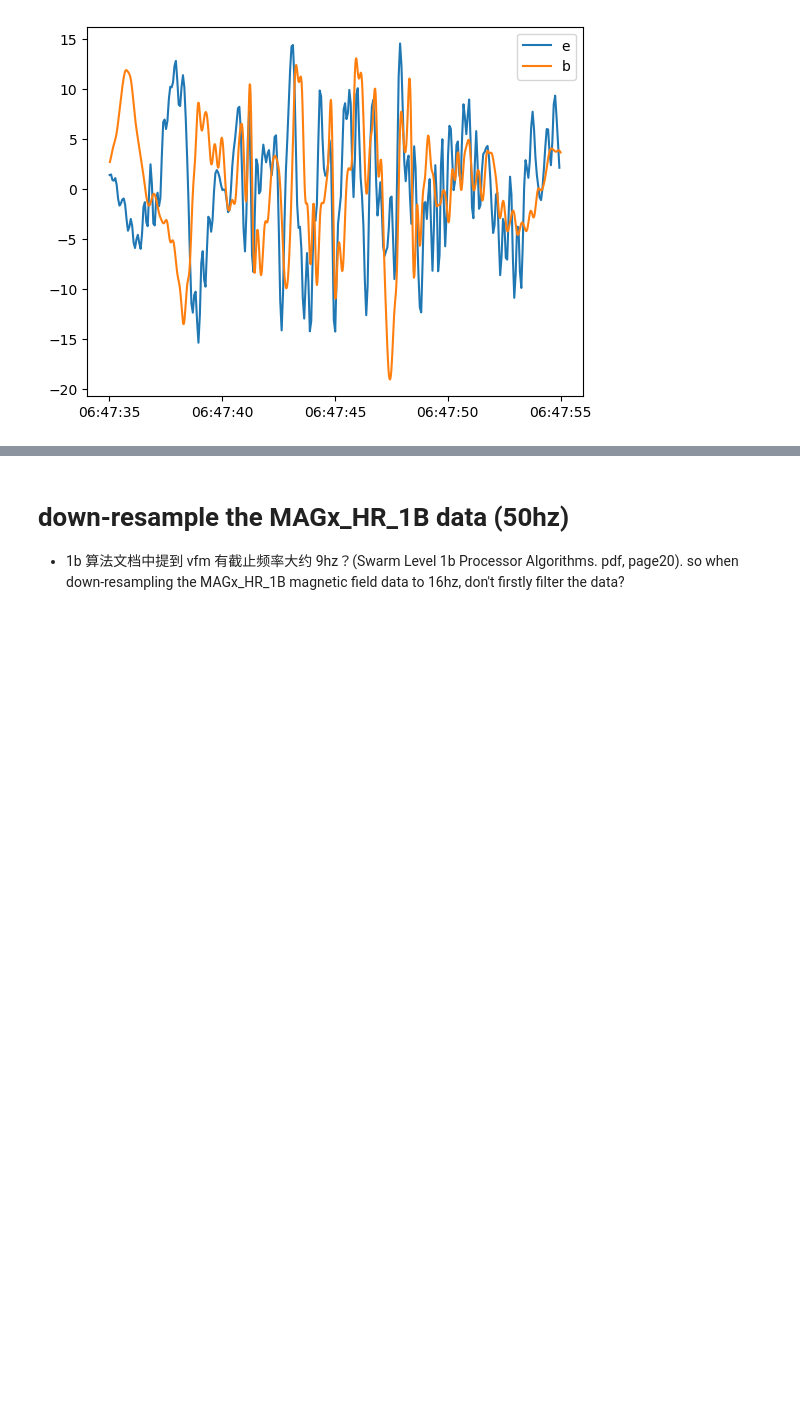
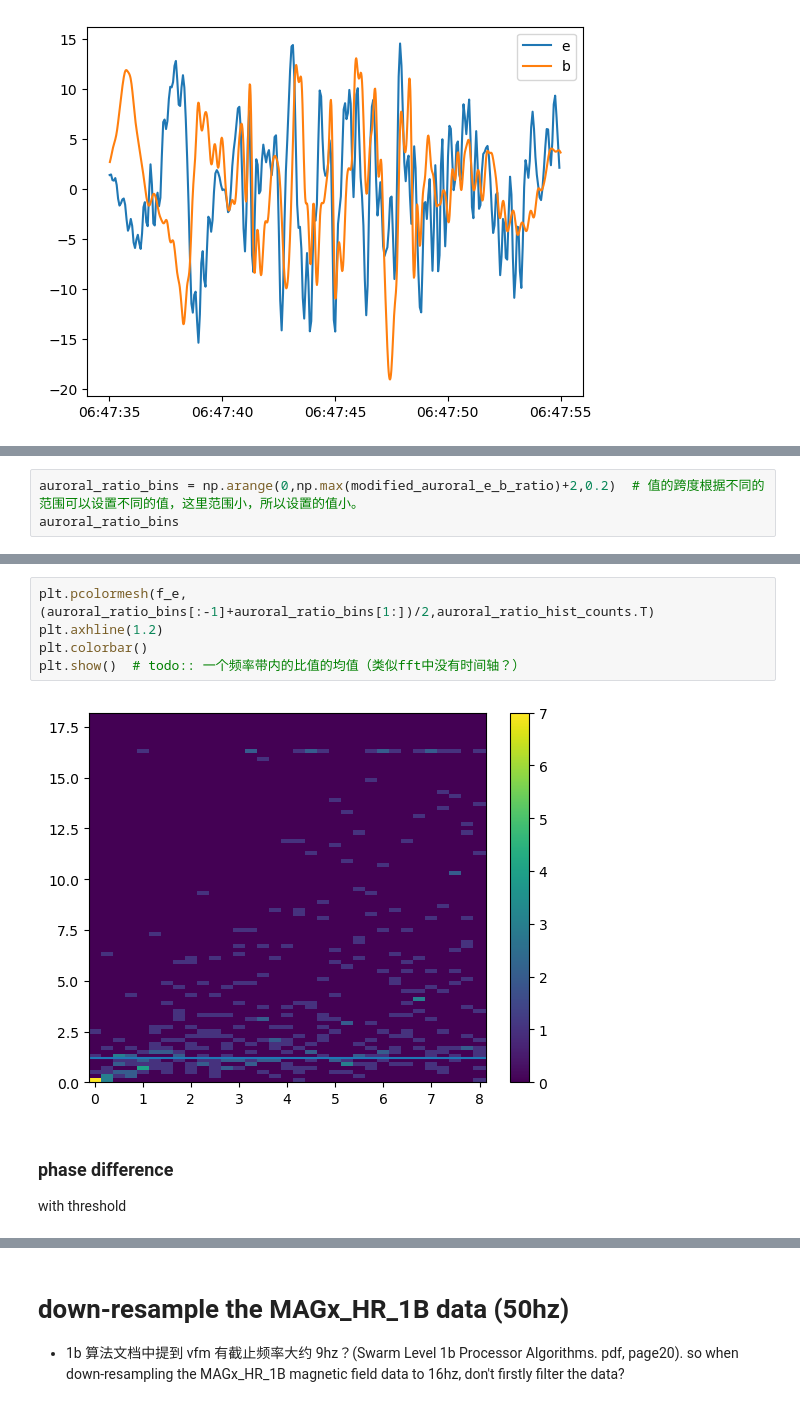
Before and after one commit to cleo24621/pyaw, a Jupyter notebook: miles2018/miles2018.ipynb, the cells around one changed output, grey strips where cells are left out. Drawn from its saved outputs; the diff is of its cells as text; blank space fills up the shorter version.

```diff
--- a/miles2018/miles2018.ipynb
+++ b/miles2018/miles2018.ipynb
@@ -811,0 +527,3 @@ plt.show()
+# %%
+auroral_ratio_bins = np.arange(0,np.max(modified_auroral_e_b_ratio)+2,0.2)  # 值的跨度根据不同的范围可以设置不同的值，这里范围小，所以设置的值小。
+auroral_ratio_bins
@@ -811,0 +546,11 @@ plt.show()
+# %%
+plt.pcolormesh(f_e,(auroral_ratio_bins[:-1]+auroral_ratio_bins[1:])/2,auroral_ratio_hist_counts.T)
+plt.axhline(1.2)
+plt.colorbar()
+plt.show()  # todo:: 一个频率带内的比值的均值（类似fft中没有时间轴？）
+# %% [output]
+[figure, added]
+# %% [markdown]
+### phase difference
+
+with threshold
```
Also changed, not shown: parts of 110 cells of this notebook, 5 other files.
